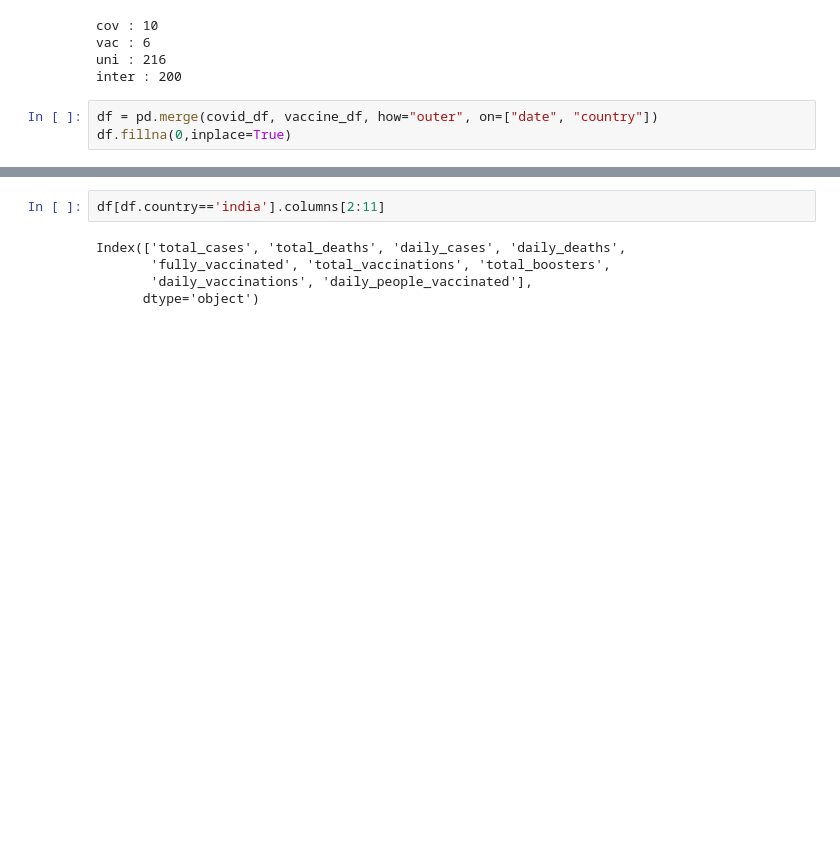
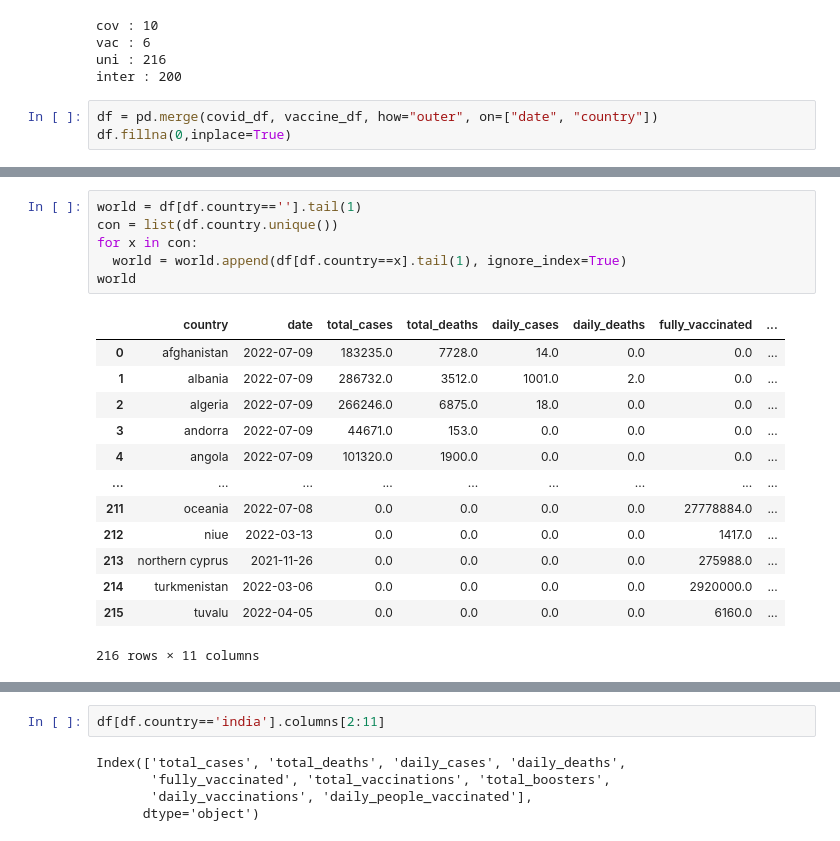
Before and after one commit to Akashkunwar/dscodes, a Jupyter notebook: cases_vaccination.ipynb, the cells around one changed output, grey strips where cells are left out. Drawn from its saved outputs; the diff is of its cells as text; blank space fills up the shorter version.

```diff
--- a/cases_vaccination.ipynb
+++ b/cases_vaccination.ipynb
@@ -342,0 +373,20 @@ df['7day_rolling_avg' ] = df["New cases"].rolling( 7).mean()
+# %%
+world = df[df.country==''].tail(1)
+con = list(df.country.unique())
+for x in con:
+  world = world.append(df[df.country==x].tail(1), ignore_index=True)
+world
+# %% [output]
+|  | country | date | total_cases | total_deaths | daily_cases | daily_deaths | fully_vaccinated | ... |
+| 0 | afghanistan | 2022-07-09 | 183235.0 | 7728.0 | 14.0 | 0.0 | 0.0 | ... |
+| 1 | albania | 2022-07-09 | 286732.0 | 3512.0 | 1001.0 | 2.0 | 0.0 | ... |
+| 2 | algeria | 2022-07-09 | 266246.0 | 6875.0 | 18.0 | 0.0 | 0.0 | ... |
+| 3 | andorra | 2022-07-09 | 44671.0 | 153.0 | 0.0 | 0.0 | 0.0 | ... |
+| 4 | angola | 2022-07-09 | 101320.0 | 1900.0 | 0.0 | 0.0 | 0.0 | ... |
+| ... | ... | ... | ... | ... | ... | ... | ... | ... |
+| 211 | oceania | 2022-07-08 | 0.0 | 0.0 | 0.0 | 0.0 | 27778884.0 | ... |
+| 212 | niue | 2022-03-13 | 0.0 | 0.0 | 0.0 | 0.0 | 1417.0 | ... |
+| 213 | northern cyprus | 2021-11-26 | 0.0 | 0.0 | 0.0 | 0.0 | 275988.0 | ... |
+| 214 | turkmenistan | 2022-03-06 | 0.0 | 0.0 | 0.0 | 0.0 | 2920000.0 | ... |
+| 215 | tuvalu | 2022-04-05 | 0.0 | 0.0 | 0.0 | 0.0 | 6160.0 | ... |
+216 rows × 11 columns
```
Also changed, not shown: parts of 15 cells of this notebook.
